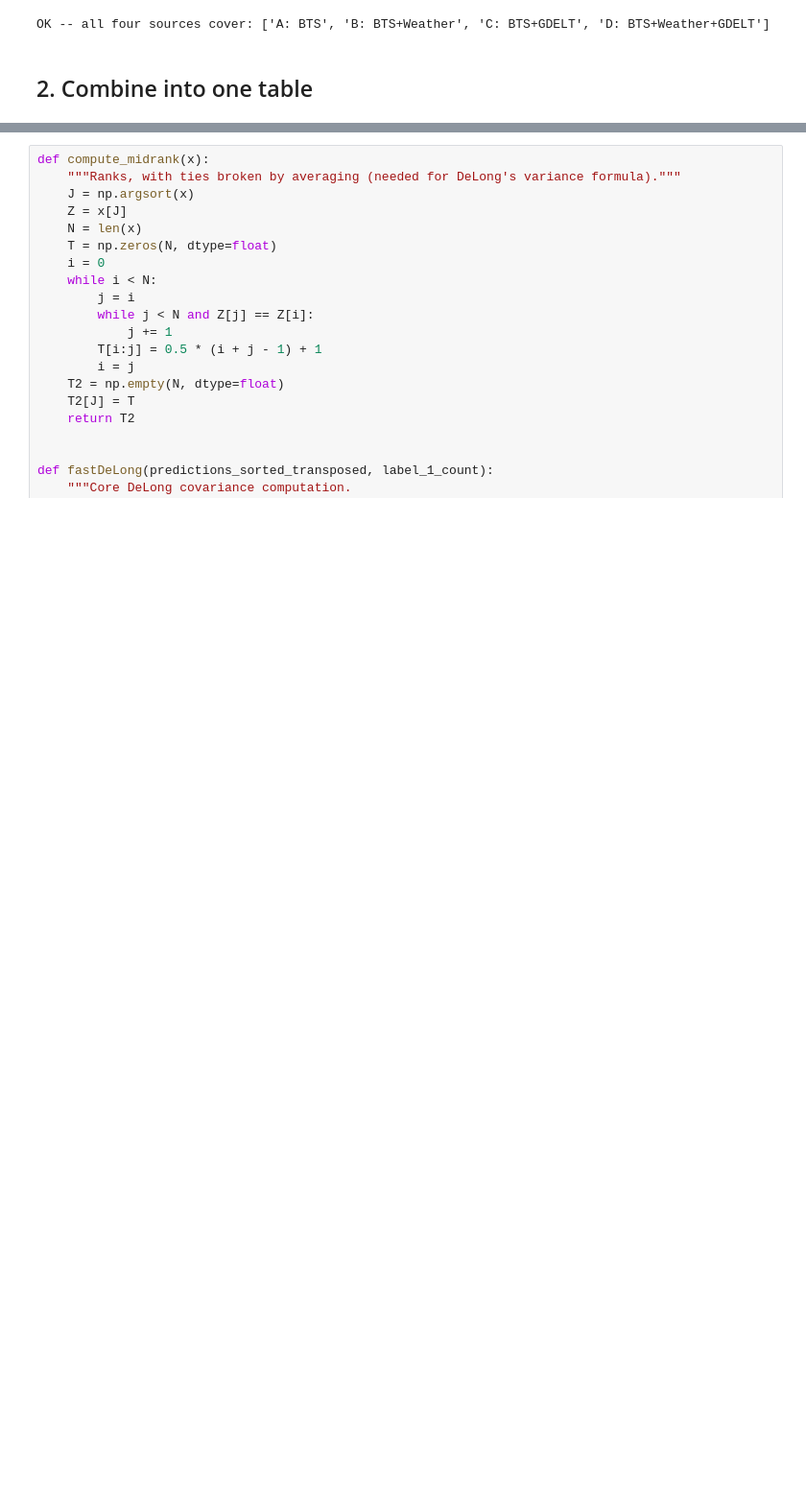
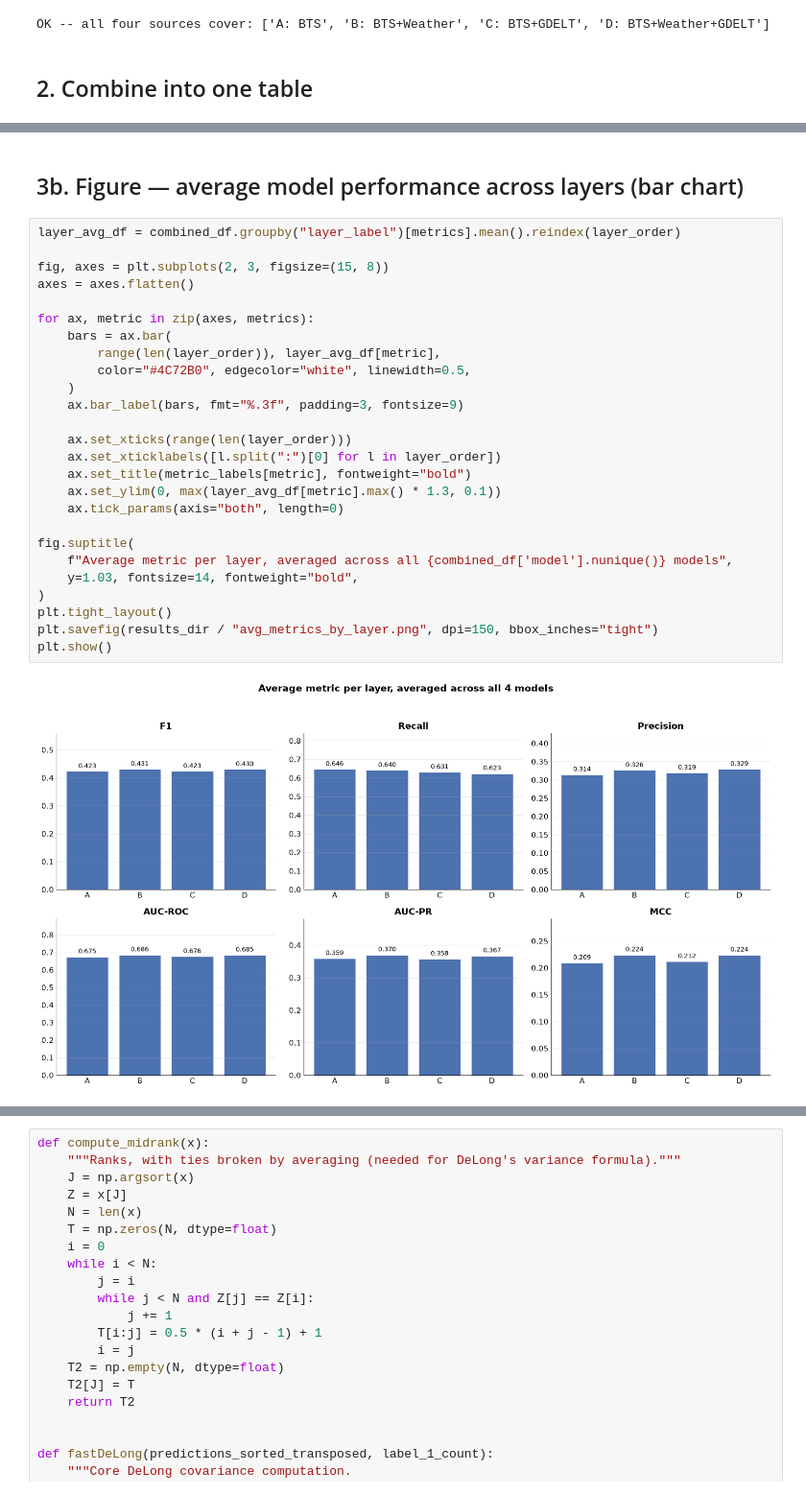
Before and after one commit to aniaand/BachelorThesisAirlineDelayPrediction, a Jupyter notebook: notebooks/results.ipynb, the cells around one changed output, grey strips where cells are left out. Shown at 96% size. Drawn from its saved outputs; the diff is of its cells as text; blank space fills up the shorter version.

```diff
--- a/notebooks/results.ipynb
+++ b/notebooks/results.ipynb
@@ -174,0 +158,30 @@ plt.show()
+# %% [markdown]
+## 3b. Figure — average model performance across layers (bar chart)
+# %%
+layer_avg_df = combined_df.groupby("layer_label")[metrics].mean().reindex(layer_order)
+
+fig, axes = plt.subplots(2, 3, figsize=(15, 8))
+axes = axes.flatten()
+
+for ax, metric in zip(axes, metrics):
+    bars = ax.bar(
+        range(len(layer_order)), layer_avg_df[metric],
+        color="#4C72B0", edgecolor="white", linewidth=0.5,
+    )
+    ax.bar_label(bars, fmt="%.3f", padding=3, fontsize=9)
+
+    ax.set_xticks(range(len(layer_order)))
+    ax.set_xticklabels([l.split(":")[0] for l in layer_order])
+    ax.set_title(metric_labels[metric], fontweight="bold")
+    ax.set_ylim(0, max(layer_avg_df[metric].max() * 1.3, 0.1))
+    ax.tick_params(axis="both", length=0)
+
+fig.suptitle(
+    f"Average metric per layer, averaged across all {combined_df['model'].nunique()} models",
+    y=1.03, fontsize=14, fontweight="bold",
+)
+plt.tight_layout()
+plt.savefig(results_dir / "avg_metrics_by_layer.png", dpi=150, bbox_inches="tight")
+plt.show()
+# %% [output]
+[figure, added]
```
Also changed, not shown: parts of 16 cells of this notebook, 5 other files.
